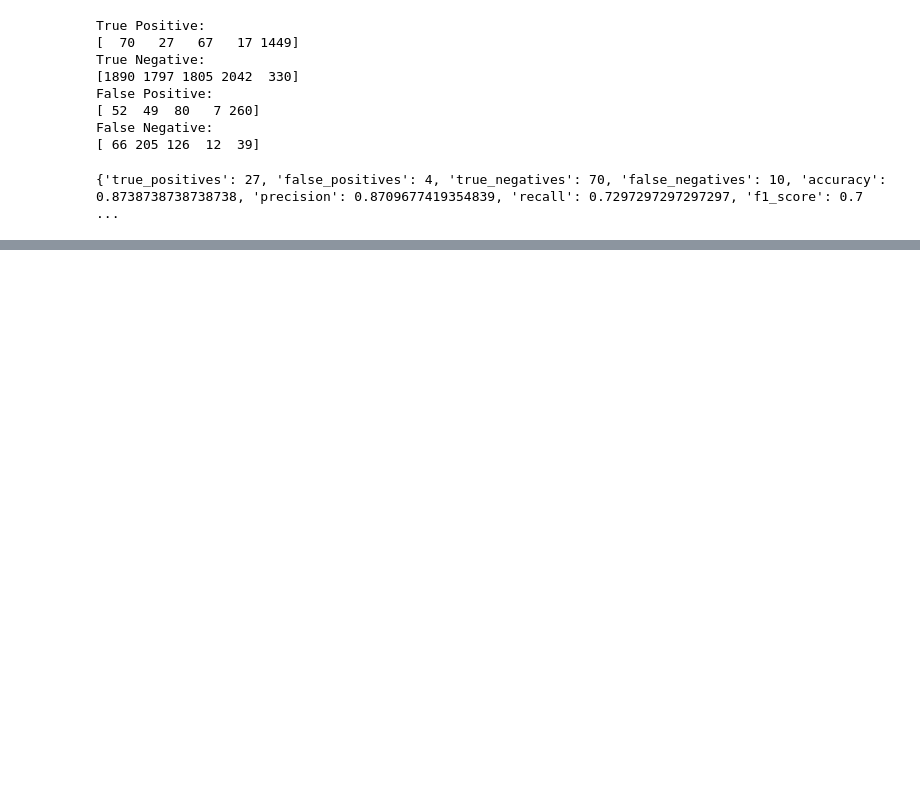
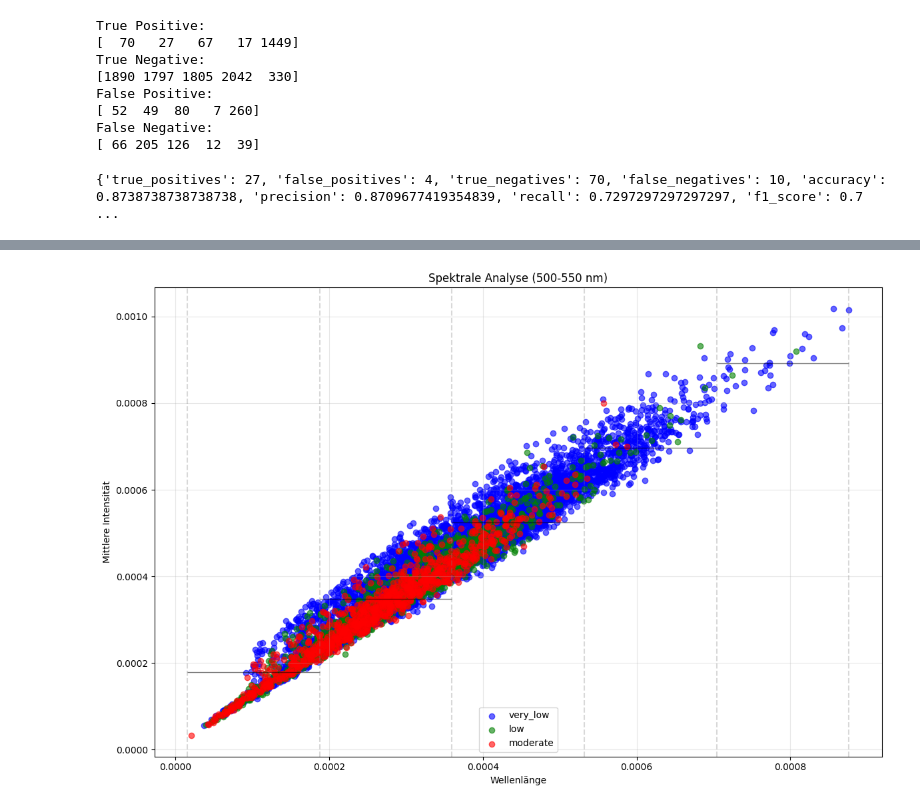
Before and after one commit to HU-VisualAnalytics-GrE/Identify_Overall_Misclassification_Patterns, a Jupyter notebook: random_forrest.ipynb, the cells around one changed output, grey strips where cells are left out. Drawn from its saved outputs; the diff is of its cells as text; code cells hidden in the pictures; blank space fills up the shorter version.

```diff
--- a/random_forrest.ipynb
+++ b/random_forrest.ipynb
@@ -292,0 +394,68 @@ TypeError: 'numpy.ndarray' object is not callable
+# %%
+def plot_spectral_intervals(df_test, df_target, wavelength_range=(500, 550), num_intervals=5):
+    """
+    Erstellt einen Scatter Plot der spektralen Daten mit Intervallen.
+
+    Parameters:
+    df_test: DataFrame mit den spektralen Daten
+    df_target: DataFrame mit den Zielkategorien
+    wavelength_range: Tuple mit (start, end) für den Wellenlängenbereich
+    num_intervals: Anzahl der gewünschten Intervalle
+    """
+    # Spalten im gewählten Wellenlängenbereich auswählen
+    selected_columns = [col for col in df_test.columns
+                       if wavelength_range[0] <= float(col) <= wavelength_range[1]]
+
+    # Mittelwert für jede Zeile im ausgewählten Bereich
+    mean_values = df_test[selected_columns].mean(axis=1)
+
+    # Erste Wellenlänge im Bereich für x-Achse
+    x_values = df_test[selected_columns[0]]
+
+    # Figure erstellen
+    fig, ax = plt.subplots(figsize=(12, 8))
+
+    # Scatter Plot mit Farben basierend auf Target
+    colors = {'very_low': 'blue', 'low': 'green', 'moderate': 'red'}
+
+    for category in colors:
+        mask = df_target['x'] == category
+        ax.scatter(x_values[mask], mean_values[mask],
+                  label=category, alpha=0.6, c=colors[category])
+
+    # Intervalle erstellen
+    x_min, x_max = x_values.min(), x_values.max()
+    interval_width = (x_max - x_min) / num_intervals
+    intervals = [(x_min + i*interval_width, x_min + (i+1)*interval_width)
+                for i in range(num_intervals)]
+
+    # Intervalle visualisieren
+    for start, end in intervals:
+        # Vertikale Linien für Intervallgrenzen
+        ax.axvline(x=start, color='gray', linestyle='--', alpha=0.3)
+
+        # Punkte im aktuellen Intervall
+        mask = (x_values >= start) & (x_values <= end)
+        if any(mask):
+            y_mean = mean_values[mask].mean()
+            ax.hlines(y=y_mean, xmin=start, xmax=end,
+                     color='black', linewidth=1, alpha=0.5)
+
+    ax.axvline(x=x_max, color='gray', linestyle='--', alpha=0.3)
+
+    # Beschriftungen und Layout
+    ax.set_xlabel('Wellenlänge')
+    ax.set_ylabel('Mittlere Intensität')
+    ax.set_title(f'Spektrale Analyse ({wavelength_range[0]}-{wavelength_range[1]} nm)')
+    ax.legend()
+    ax.grid(True, alpha=0.3)
+
+    plt.tight_layout()
+    plt.show()
+
+# Funktion aufrufen für einen spezifischen Wellenlängenbereich
+plot_spectral_intervals(df_test, df_target,
+                       wavelength_range=(500, 550),  # Sie können diesen Bereich anpassen
+                       num_intervals=5)              # Anzahl der Intervalle anpassen
+# %% [output]
+[figure, added]
```
Also changed, not shown: parts of 5 cells of this notebook.
